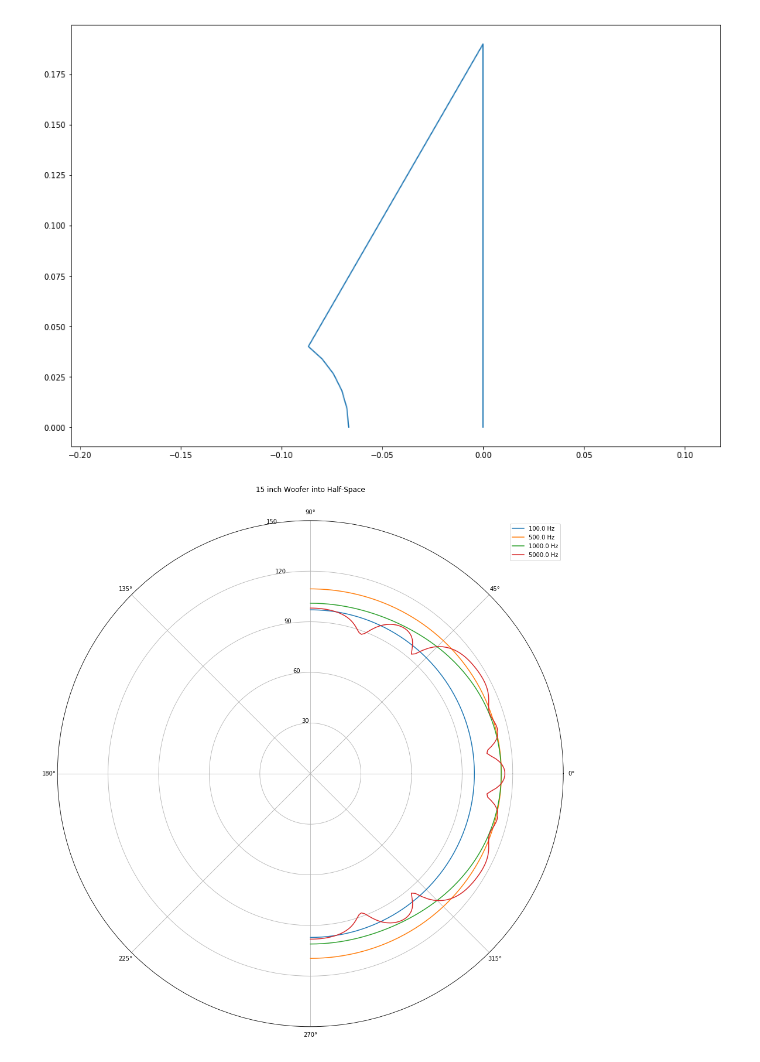
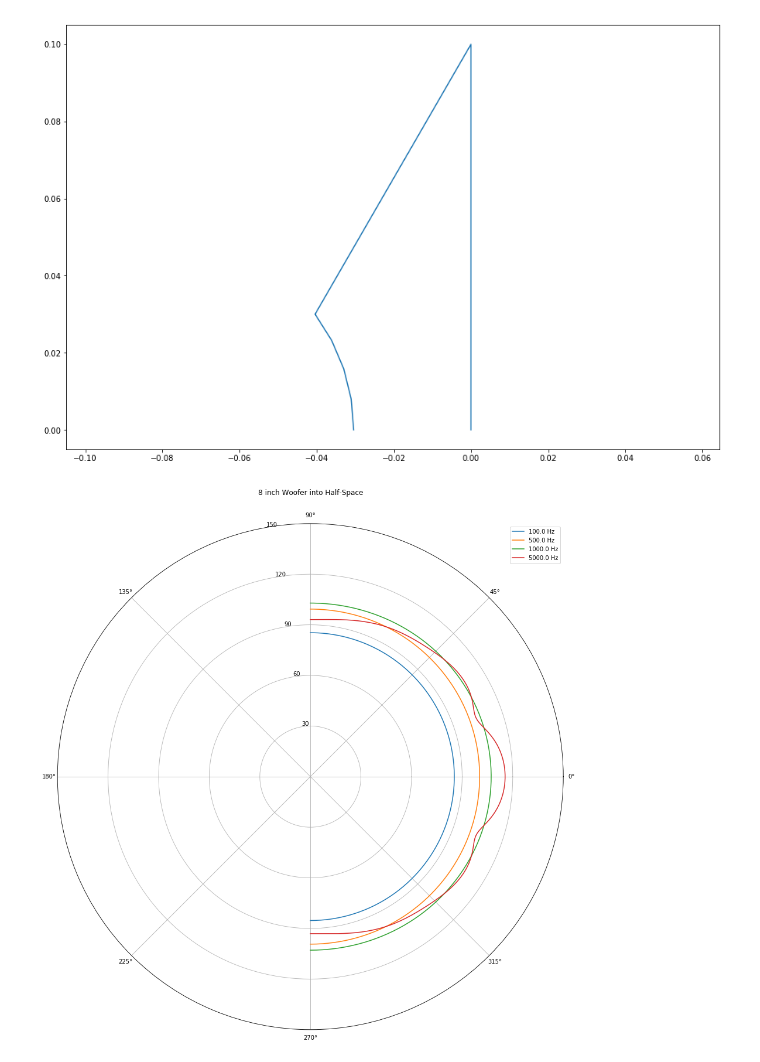
Before and after one commit to siqinniuniu/AcousticBEM, a Jupyter notebook: Jupyter/Conical Speaker.ipynb, the cells around one changed output. Cells and saved outputs as stored; diff of their text form; code cells hidden in the pictures.

```diff
--- a/Jupyter/Conical Speaker.ipynb
+++ b/Jupyter/Conical Speaker.ipynb
@@ -4,17 +4,17 @@ from ConicalSpeaker import *
 # %%
 # 15 Inch ~ 38cm -> 19cm cone radius
 # 30 degree cone angle
 # 8cm dust cap -> 4cm dust cap radius
 # 2cm dust cap height
-s = ConicalSpeaker('15 inch Woofer', 0.19, 30.0, 0.04, 0.02)
+s = ConicalSpeaker('8 inch Woofer', 0.10, 30.0, 0.03, 0.01)
 s.plotConeSection()
 # %% [output]
-[figure, old version]
+[figure, new version]
 # %%
 aFrequency = np.array([100, 500, 1000, 5000], dtype=np.float32)
 s.makePolarPlot(aFrequency)
 # %% [output]
-[figure, old version]
+[figure, new version]
 # %%
 %%time
 s.makePolarMap()
```
Also changed, not shown: parts of 2 cells of this notebook, 12 other files.
